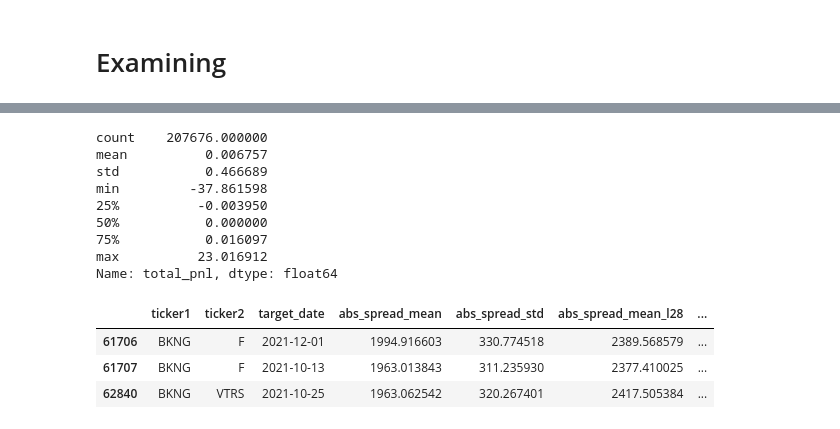
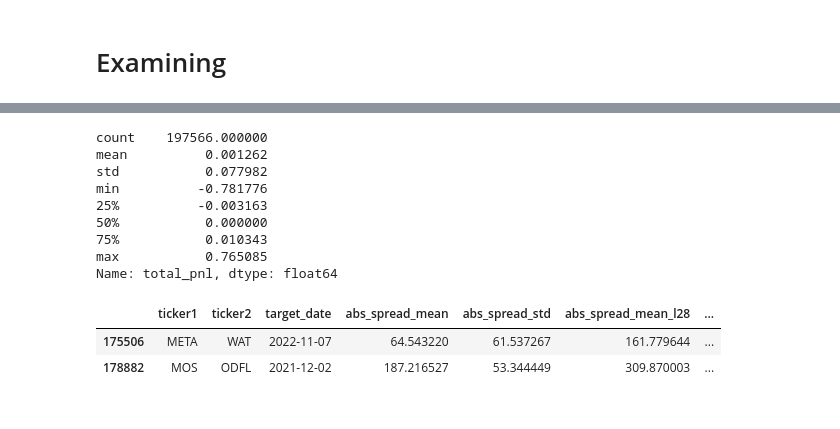
Before and after one commit to nishikaa/pair_trading, a Jupyter notebook: pair-trading-foundations/notebooks/Training Data Generation.ipynb, the cells around one changed output, grey strips where cells are left out. Saved outputs shown, nothing was run; the diff lists cells and outputs as text; code cells hidden in the pictures.

```diff
--- a/pair-trading-foundations/notebooks/Training Data Generation.ipynb
+++ b/pair-trading-foundations/notebooks/Training Data Generation.ipynb
@@ -62,0 +102,2 @@ combined = pd.read_csv('Data/sampled_sector_pairs_200.csv')
+# %%
+combined = combined.drop_duplicates().reset_index(drop=True)
@@ -63,20 +153,19 @@ combined = pd.read_csv('Data/sampled_sector_pairs_200.csv')
 # %%
 combined.total_pnl.describe()
 # %% [output]
-count    207676.000000
-mean          0.006757
-std           0.466689
-min         -37.861598
-25%          -0.003950
+count    197566.000000
+mean          0.001262
+std           0.077982
+min          -0.781776
+25%          -0.003163
 50%           0.000000
-75%           0.016097
-max          23.016912
+75%           0.010343
+max           0.765085
 Name: total_pnl, dtype: float64
 # %%
-combined[combined.total_pnl>21]
+combined[combined.total_pnl>0.7]
 # %% [output]
 |  | ticker1 | ticker2 | target_date | abs_spread_mean | abs_spread_std | abs_spread_mean_l28 | ... |
-| 61706 | BKNG | F | 2021-12-01 | 1994.916603 | 330.774518 | 2389.568579 | ... |
-| 61707 | BKNG | F | 2021-10-13 | 1963.013843 | 311.235930 | 2377.410025 | ... |
-| 62840 | BKNG | VTRS | 2021-10-25 | 1963.062542 | 320.267401 | 2417.505384 | ... |
+| 175506 | META | WAT | 2022-11-07 | 64.543220 | 61.537267 | 161.779644 | ... |
+| 178882 | MOS | ODFL | 2021-12-02 | 187.216527 | 53.344449 | 309.870003 | ... |
 # %%
```
Also changed, not shown: parts of 27 cells of this notebook, 6 other files.
